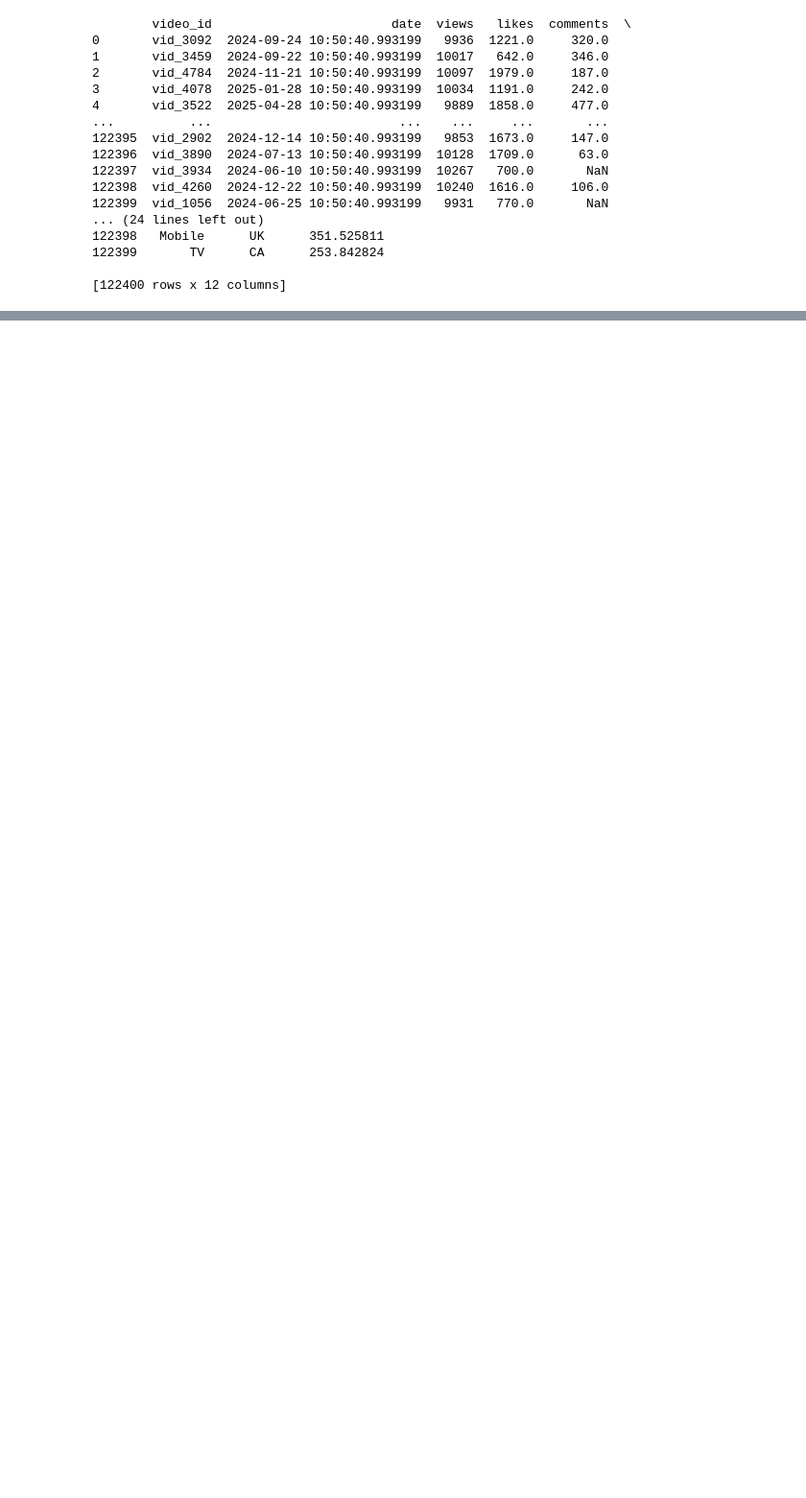
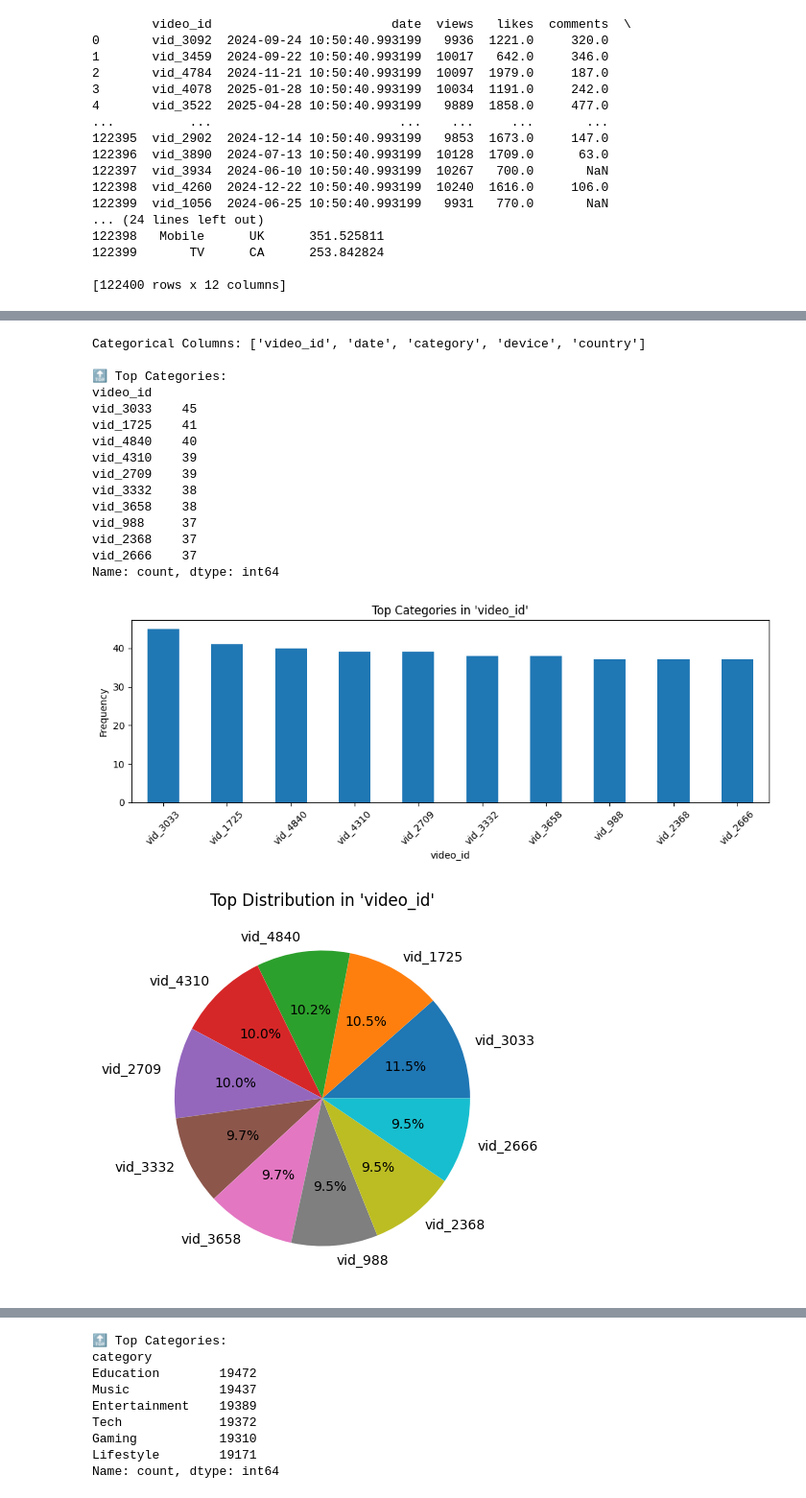
Before and after one commit to adnahhussain/Content_Monetization_Modeler, a Jupyter notebook: data.ipynb, the cells around one changed output, grey strips where cells are left out. Shown at 96% size. Saved outputs shown, nothing was run; the diff lists cells and outputs as text; code cells hidden in the pictures; blank space fills up the shorter version.

```diff
--- a/data.ipynb
+++ b/data.ipynb
@@ -34,0 +486,42 @@ print(data)
+# %%
+categorical_cols = df.select_dtypes(include='object').columns
+print("Categorical Columns:", list(categorical_cols))
+
+for col in categorical_cols:
+
+    top_vals = df[col].value_counts().head(10)
+    print("\n🔝 Top Categories:")
+    print(top_vals)
+
+    plt.figure(figsize=(10,4))
+    top_vals.plot(kind='bar')
+    plt.title(f"Top Categories in '{col}'")
+    plt.xlabel(col)
+    plt.ylabel("Frequency")
+    plt.xticks(rotation=45)
+    plt.tight_layout()
+    plt.show()
+
+    plt.figure(figsize=(5,5))
+    top_vals.plot(kind='pie', autopct='%1.1f%%')
+    plt.title(f"Top Distribution in '{col}'")
+    plt.ylabel("")
+    plt.show()
+# %% [output]
+Categorical Columns: ['video_id', 'date', 'category', 'device', 'country']
+
+🔝 Top Categories:
+video_id
+vid_3033    45
+vid_1725    41
+vid_4840    40
+vid_4310    39
+vid_2709    39
+vid_3332    38
+vid_3658    38
+vid_988     37
+vid_2368    37
+vid_2666    37
+Name: count, dtype: int64
+[figure, added]
+[figure, added]
@@ -34,0 +543,9 @@ print(data)
+🔝 Top Categories:
+category
+Education        19472
+Music            19437
+Entertainment    19389
+Tech             19372
+Gaming           19310
+Lifestyle        19171
+Name: count, dtype: int64
```
Also changed, not shown: parts of 52 cells of this notebook, 2 other files.
